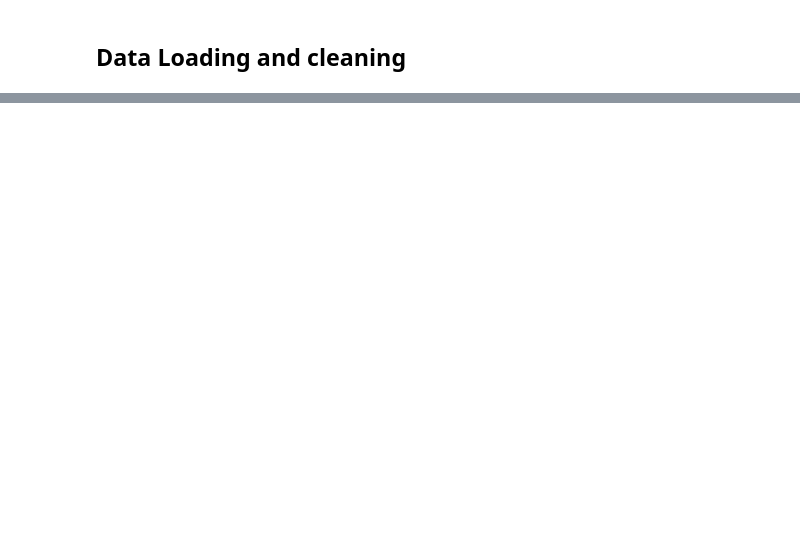
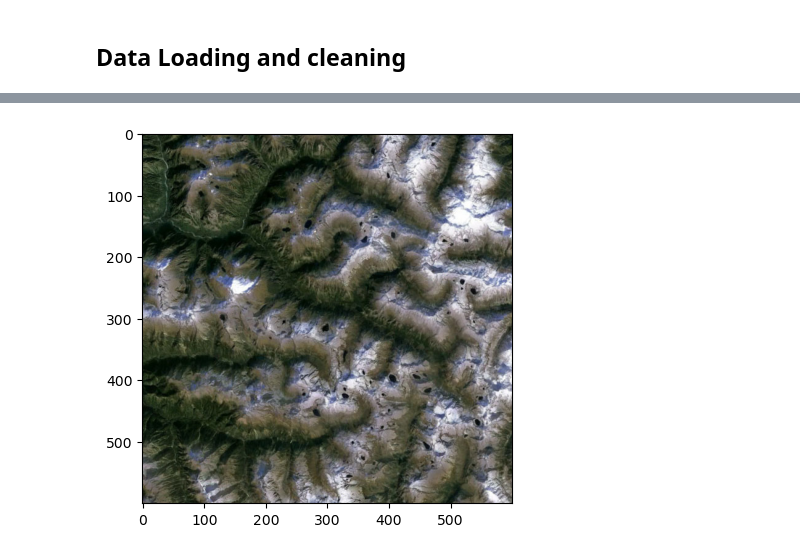
Before and after one commit to bennymiddel/personal_projects, a Jupyter notebook: 05_image_recognition/01_data_loading.ipynb, the cells around one changed output, grey strips where cells are left out. Saved outputs shown, nothing was run; the diff lists cells and outputs as text; code cells hidden in the pictures; blank space fills up the shorter version.

```diff
--- a/05_image_recognition/01_data_loading.ipynb
+++ b/05_image_recognition/01_data_loading.ipynb
@@ -273,0 +15,8 @@ inference(model = m.to(device), device = device, test_dl = ts_dl, num_ims = 20,
+# %%
+image_path = "data/SIH_NN/Mountain/mountain_314.jpg"
+image = Image.open(image_path)
+# %%
+plt.imshow(image)
+plt.show()
+# %% [output]
+[figure, added]
```
Also changed, not shown: parts of 11 cells of this notebook.
